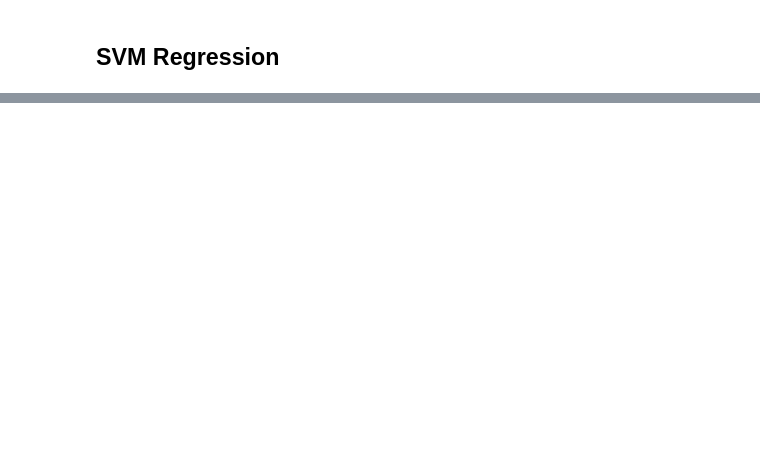
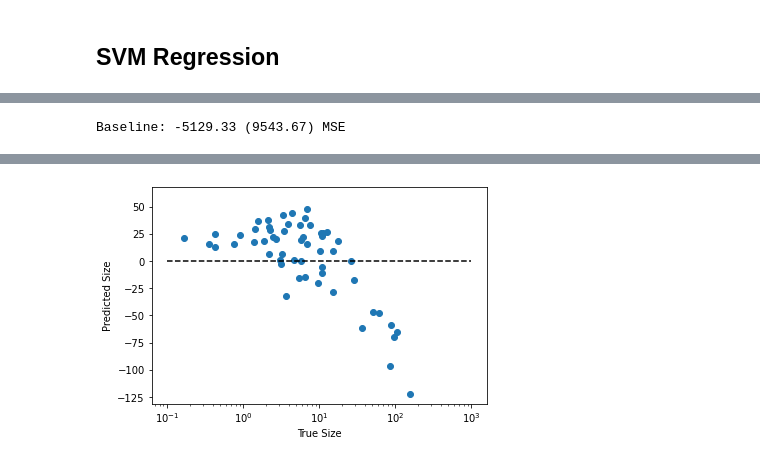
Before and after one commit to MeetSable/FireForestDetation-ML-Project-, a Jupyter notebook: test.ipynb, the cells around one changed output, grey strips where cells are left out. Saved outputs shown, nothing was run; the diff lists cells and outputs as text; code cells hidden in the pictures; blank space fills up the shorter version.

```diff
--- a/test.ipynb
+++ b/test.ipynb
@@ -101,0 +137,50 @@ sigmoid 136.94966399453037
+# %%
+# Regression Example With Boston Dataset: Baseline
+from pandas import read_csv
+from keras.models import Sequential
+from keras.layers import Dense
+from keras.wrappers.scikit_learn import KerasRegressor
+from sklearn.model_selection import cross_val_score
+from sklearn.model_selection import KFold
+# load dataset
+# dataframe = read_csv("housing.csv", delim_whitespace=True, header=None)
+# dataset = dataframe.values
+# split into input (X) and output (Y) variables
+
+# print(shape(x_train))
+X = x_train
+Y = y_train
+# define base model
+# ye kya kiya copy paste answerrrrrrrrrrrrrrrrrrrrrrrrrrrr
+def baseline_model():
+	# create model
+	model = Sequential()
+	model.add(Dense( 413 , input_dim=12, kernel_initializer='normal', activation='relu'))
+	model.add(Dense(1, kernel_initializer='normal'))
+	# Compile model
+	model.compile(loss='mean_squared_error', optimizer='adam')
+	return model
+
+
+# evaluate model
+estimator = KerasRegressor(build_fn=baseline_model, epochs=10, batch_size=5, verbose=0)
+kfold = KFold(n_splits=10)
+results = cross_val_score(estimator, X, Y, cv=kfold)
+print("Baseline: %.2f (%.2f) MSE" % (results.mean(), results.std()))
+# %% [output]
+Baseline: -5129.33 (9543.67) MSE
+# %%
+from sklearn.neural_network import MLPRegressor
+
+nnModel = MLPRegressor(hidden_layer_sizes=(),max_iter=10000, verbose=True).fit(x_train, y_train)
+nnPredict = nnModel.predict(x_test)
+
+plt.scatter(y_test, nnPredict - y_test)
+# plt.plot([.1,20,1000],[.1,20,1000],c='k',linestyle='--')
+plt.plot([.1,20,1000],[0,0,0],c='k',linestyle='--')
+plt.gca().set_xscale('log')
+plt.xlabel('True Size')
+plt.ylabel('Predicted Size')
+print("r2_score", r2_score(y_test, nnPredict))
+print("nnPredict: ",mean_absolute_percentage_error(y_test, nnPredict))
+# %% [output]
@@ -101,0 +204 @@ sigmoid 136.94966399453037
+[figure, added]
```
Also changed, not shown: parts of 8 cells of this notebook, 1 other file.
